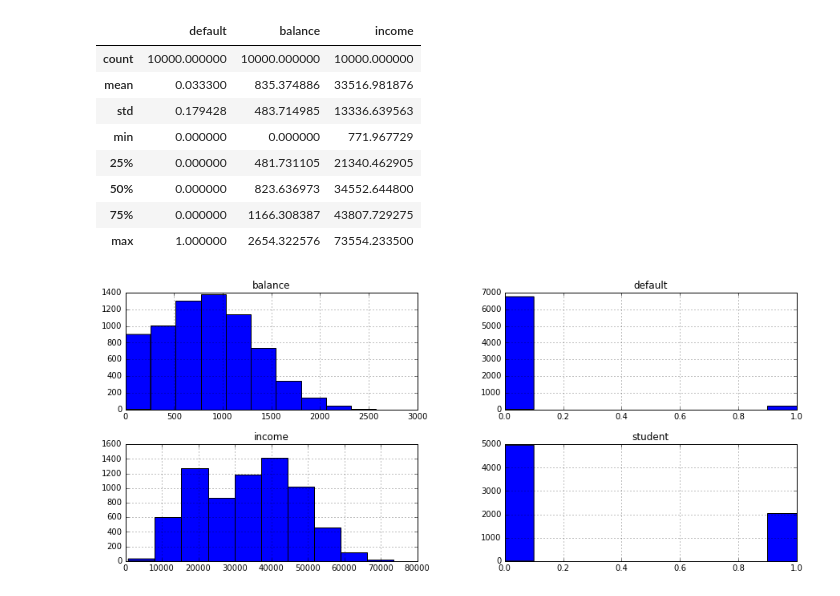
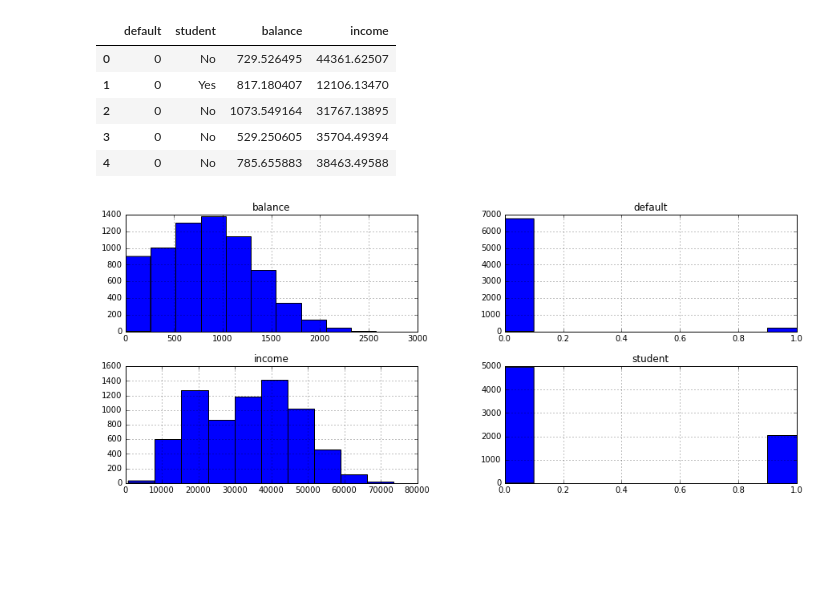
Before and after one commit to nicolairobles/DAT-NYC-37, a Jupyter notebook: lessons/lesson-11/LogisticRegression-LoanDefault.ipynb, the cells around one changed output. Saved outputs shown, nothing was run; the diff lists cells and outputs as text; code cells hidden in the pictures; blank space fills up the shorter version.

```diff
--- a/lessons/lesson-11/LogisticRegression-LoanDefault.ipynb
+++ b/lessons/lesson-11/LogisticRegression-LoanDefault.ipynb
@@ -34,19 +37,18 @@ plt.ylabel(r'$\pi(x)$', fontsize='xx-large')
 # %%
 '''
 PART I - Exploration
 '''
 
 # 1 - Read in Default.csv and convert all data to numeric
 d = pd.read_csv('https://github.com/ga-students/DAT-NYC-37/raw/master/lessons/lesson-11/datasets/Default.csv')
+
+# Whether a person defaulted on a loan depending on whether person was
+# student, balance, and annual income
 d.head()
-d.describe()
 # %% [output]
-|  | default | balance | income |
-| count | 10000.000000 | 10000.000000 | 10000.000000 |
-| mean | 0.033300 | 835.374886 | 33516.981876 |
-| std | 0.179428 | 483.714985 | 13336.639563 |
-| min | 0.000000 | 0.000000 | 771.967729 |
-| 25% | 0.000000 | 481.731105 | 21340.462905 |
-| 50% | 0.000000 | 823.636973 | 34552.644800 |
-| 75% | 0.000000 | 1166.308387 | 43807.729275 |
-| max | 1.000000 | 2654.322576 | 73554.233500 |
+|  | default | student | balance | income |
+| 0 | 0 | No | 729.526495 | 44361.62507 |
+| 1 | 0 | Yes | 817.180407 | 12106.13470 |
+| 2 | 0 | No | 1073.549164 | 31767.13895 |
+| 3 | 0 | No | 529.250605 | 35704.49394 |
+| 4 | 0 | No | 785.655883 | 38463.49588 |
```
Also changed, not shown: parts of 12 cells of this notebook, 21 other files.
